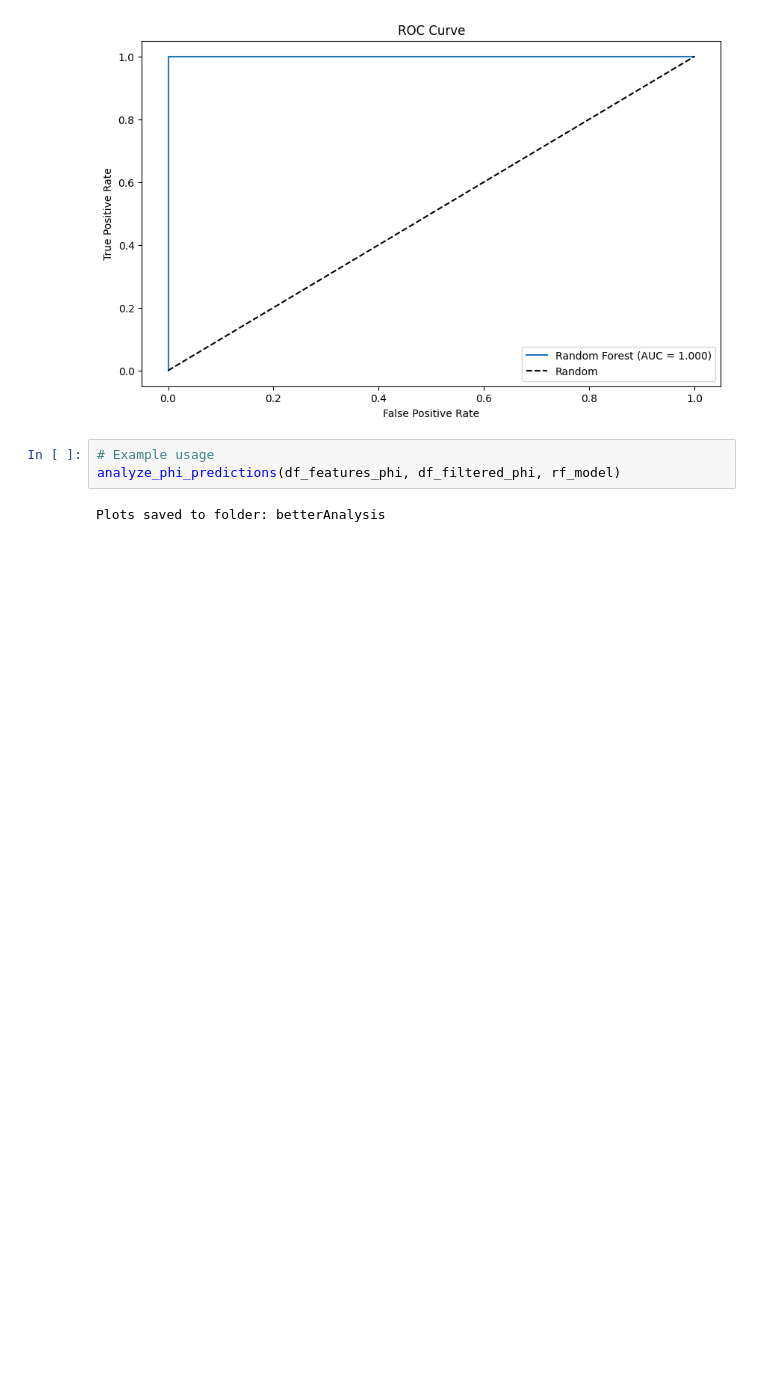
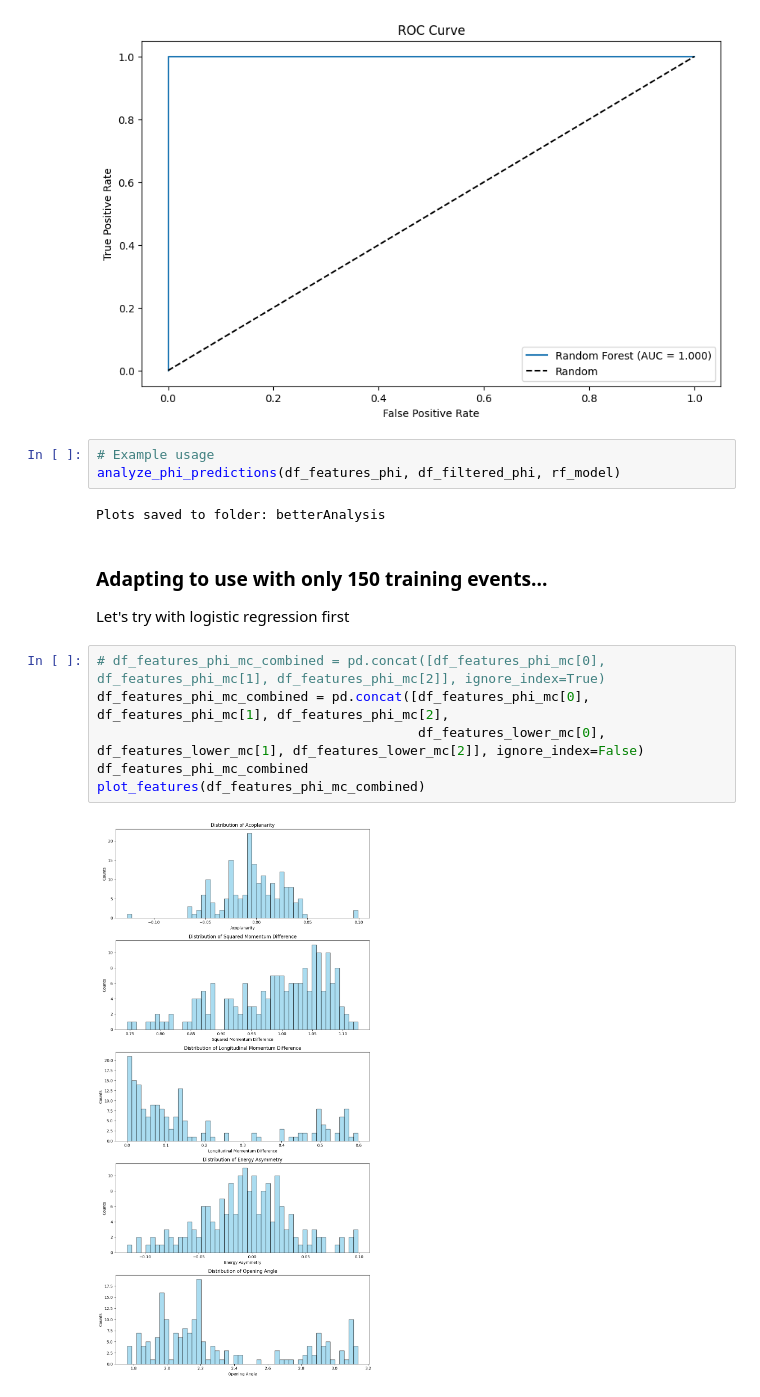
Before and after one commit to siragoni/ML-upc-phi, a Jupyter notebook: running-ALICE-data-V4.ipynb, the cells around one changed output. Drawn from its saved outputs; the diff is of its cells as text; blank space fills up the shorter version.

```diff
--- a/running-ALICE-data-V4.ipynb
+++ b/running-ALICE-data-V4.ipynb
@@ -1702,3 +1167,15 @@ weighted avg       1.00      1.00      1.00      3799
 analyze_phi_predictions(df_features_phi, df_filtered_phi, rf_model)
 # %% [output]
 Plots saved to folder: betterAnalysis
+# %% [markdown]
+### Adapting to use with only 150 training events...
+
+Let's try with logistic regression first
+# %%
+# df_features_phi_mc_combined = pd.concat([df_features_phi_mc[0], df_features_phi_mc[1], df_features_phi_mc[2]], ignore_index=True)
+df_features_phi_mc_combined = pd.concat([df_features_phi_mc[0], df_features_phi_mc[1], df_features_phi_mc[2],
+                                         df_features_lower_mc[0], df_features_lower_mc[1], df_features_lower_mc[2]], ignore_index=False)
+df_features_phi_mc_combined
+plot_features(df_features_phi_mc_combined)
+# %% [output]
+[figure, added]
```
Also changed, not shown: parts of 43 cells of this notebook.
